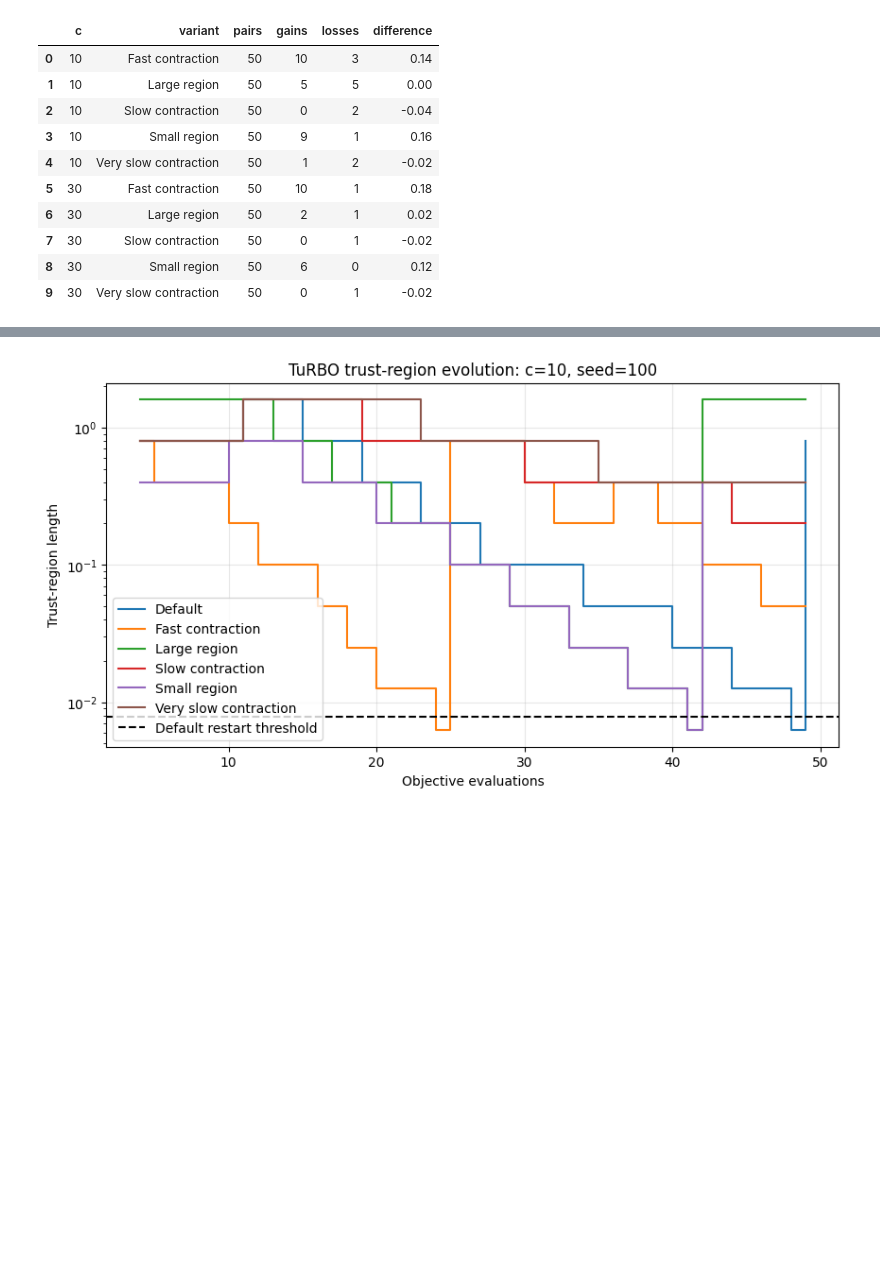
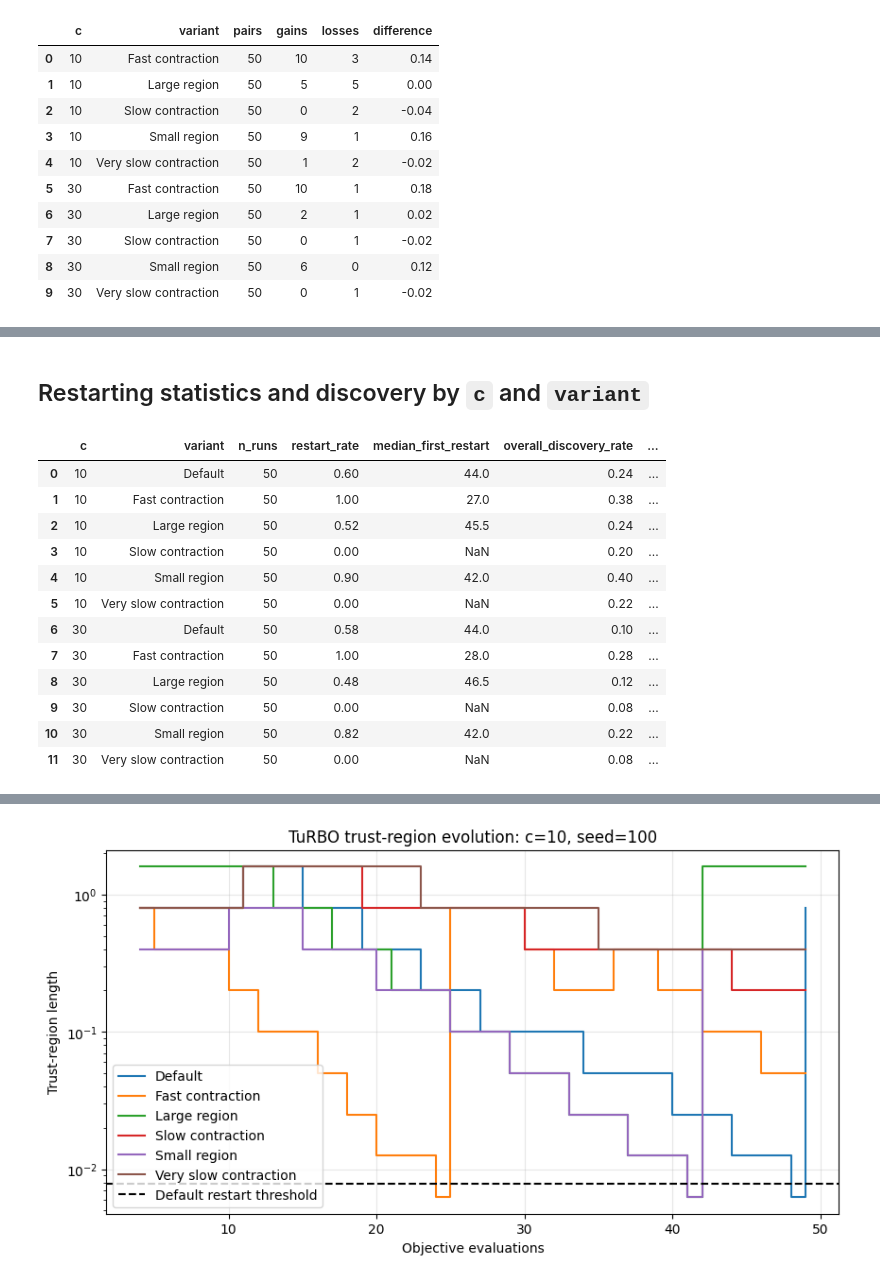
Before and after one commit to bbny27/DSA4212-G1, a Jupyter notebook: code/Experiment_2C.ipynb, the cells around one changed output, grey strips where cells are left out. Cells and saved outputs as stored; diff of their text form; code cells hidden in the pictures; blank space fills up the shorter version.

```diff
--- a/code/Experiment_2C.ipynb
+++ b/code/Experiment_2C.ipynb
@@ -668,0 +443,43 @@ display(tr_history.head())
+# %% [markdown]
+## Restarting statistics and discovery by `c` and `variant`
+# %%
+df = trials.copy()
+
+df["restarted"] = df["restart_count"] > 0
+
+df["discovered_after_restart"] = (
+    df["discovered"]
+    & df["first_restart"].notna()
+    & (df["discovery_call"] > df["first_restart"])
+)
+
+summary = (
+    df.groupby(["c", "variant"])
+    .agg(
+        n_runs=("seed", "size"),
+        restart_rate=("restarted", "mean"),
+        median_first_restart=("first_restart", "median"),
+        overall_discovery_rate=("discovered", "mean"),
+        post_restart_discoveries=("discovered_after_restart", "sum"),
+        post_restart_discovery_rate=(
+            "discovered_after_restart", "mean"
+        ),
+    )
+    .reset_index()
+)
+
+display(summary.round(3))
+# %% [output]
+|  | c | variant | n_runs | restart_rate | median_first_restart | overall_discovery_rate | ... |
+| 0 | 10 | Default | 50 | 0.60 | 44.0 | 0.24 | ... |
+| 1 | 10 | Fast contraction | 50 | 1.00 | 27.0 | 0.38 | ... |
+| 2 | 10 | Large region | 50 | 0.52 | 45.5 | 0.24 | ... |
+| 3 | 10 | Slow contraction | 50 | 0.00 | NaN | 0.20 | ... |
+| 4 | 10 | Small region | 50 | 0.90 | 42.0 | 0.40 | ... |
+| 5 | 10 | Very slow contraction | 50 | 0.00 | NaN | 0.22 | ... |
+| 6 | 30 | Default | 50 | 0.58 | 44.0 | 0.10 | ... |
+| 7 | 30 | Fast contraction | 50 | 1.00 | 28.0 | 0.28 | ... |
+| 8 | 30 | Large region | 50 | 0.48 | 46.5 | 0.12 | ... |
+| 9 | 30 | Slow contraction | 50 | 0.00 | NaN | 0.08 | ... |
+| 10 | 30 | Small region | 50 | 0.82 | 42.0 | 0.22 | ... |
+| 11 | 30 | Very slow contraction | 50 | 0.00 | NaN | 0.08 | ... |
```
Also changed, not shown: parts of 40 cells of this notebook, 1 other file.
